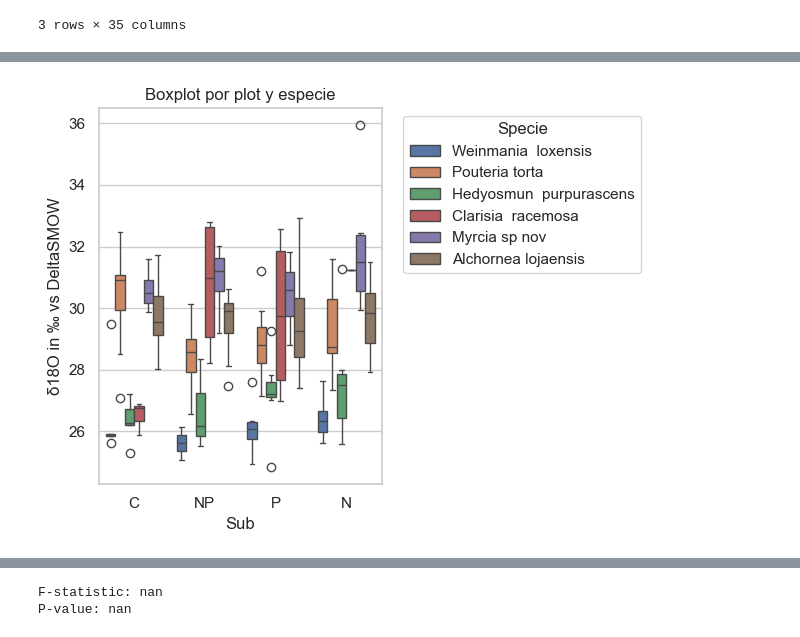
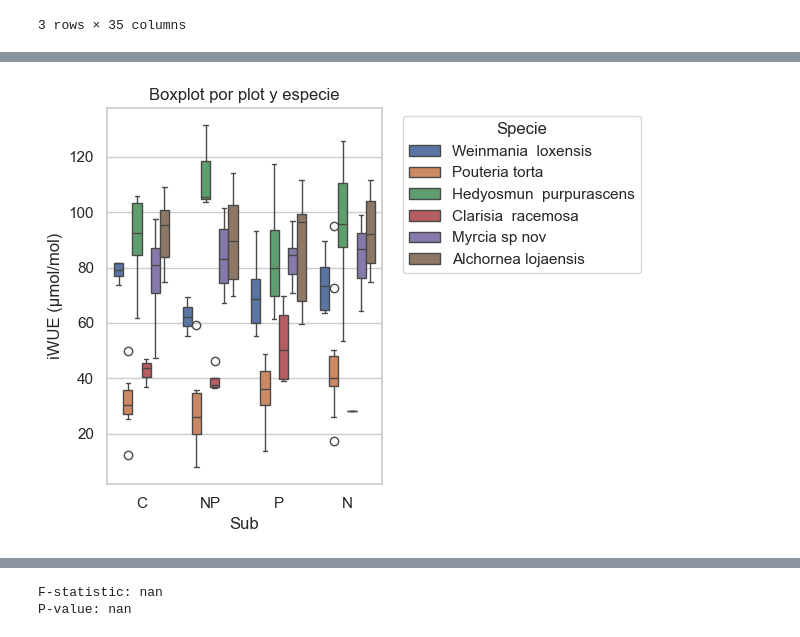
Before and after one commit to ajchavez94/NUMEX_preliminar, a Jupyter notebook: Preliminar.ipynb, the cells around one changed output, grey strips where cells are left out. Cells and saved outputs as stored; diff of their text form; code cells hidden in the pictures.

```diff
--- a/Preliminar.ipynb
+++ b/Preliminar.ipynb
@@ -91,20 +111,25 @@ data.head(3)
+# %%
+### variables fisiologicas
+vp1 = "iWUE (μmol/mol)"
+vp2 = "δ15N (‰ v.s.AIR)"
+vp3 = "δ13C (‰ v.s.V-PDB)" #cellulose
+vp4 = "δ18O in ‰ vs DeltaSMOW" #cellulose
+vp5 =  "[O]"
+vp6 = "[C]%" #celulosa
+### bulk ####
+vb1 = "[N]"
+vb2 = "[C_b]%" #bulk
+vb3 = "bulk_δ13C (‰ v.s.V-PDB)"
+vb4 = "[C]_cellulose" #celulosa
+
+##########
+var = vp1 #### aqui definimos para analizar en todos los siguientes
 # %%
 #BOXPLOTS
-v = "iWUE (μmol/mol)"
-v1 = "[N]"
-v2 = "[C_b]%" #bulk
-v3 = "δ15N (‰ v.s.AIR)"
-v4 = "δ13C (‰ v.s.V-PDB)"
-v5 =  "[O]"
-v6 = "δ18O in ‰ vs DeltaSMOW"
-v7 = "δ13C (‰ v.s.V-PDB)"
-v8 = "[C]_cellulose" #celulosa
-v9="SLA (cm²/g)"
-
-sns.boxplot(x='Sub', y=v6, hue='name', data=data)
+sns.boxplot(x='Sub', y=var, hue='name', data=data)
 plt.title('Boxplot por plot y especie')
 plt.legend(title='Specie', bbox_to_anchor=(1.05, 1), loc='upper left')
 plt.tight_layout()
 plt.show()
 # %% [output]
-[figure, old version]
+[figure, new version]
```
Also changed, not shown: parts of 12 cells of this notebook, 2 other files.
